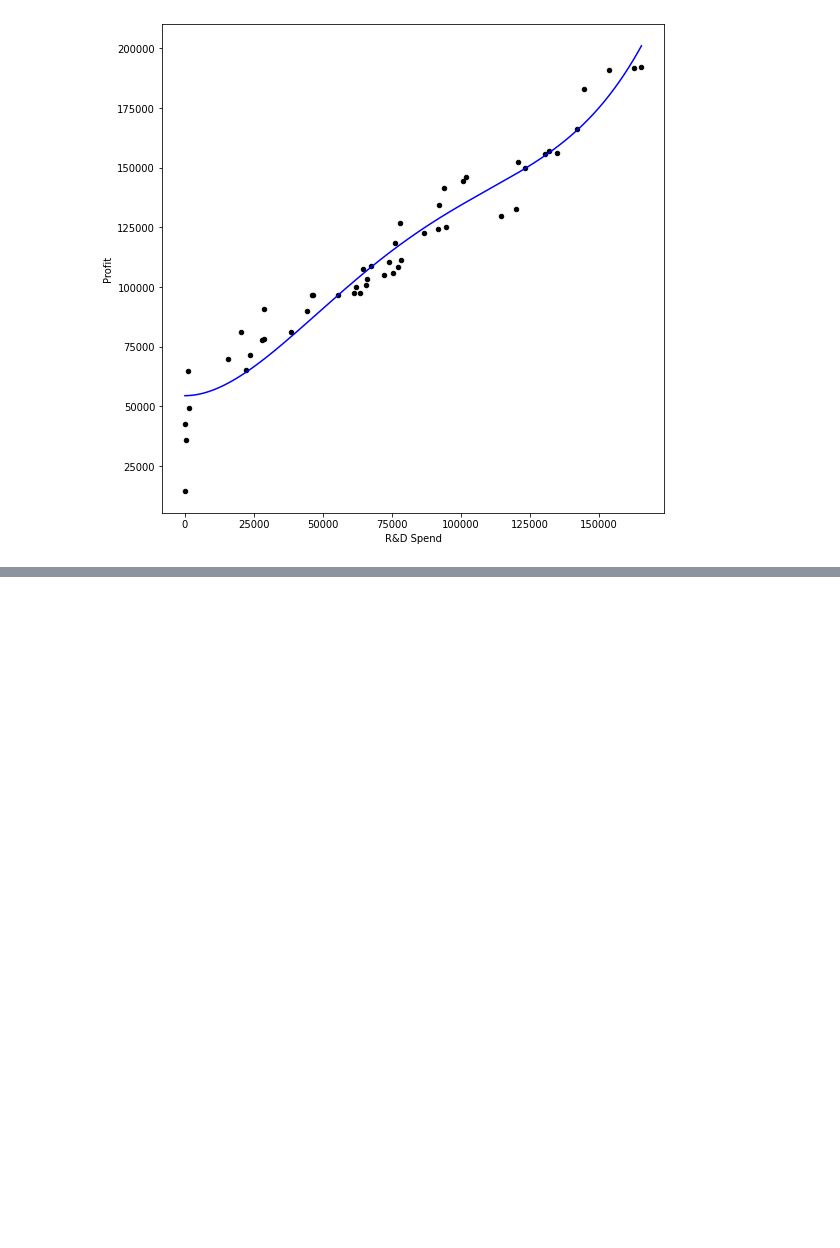
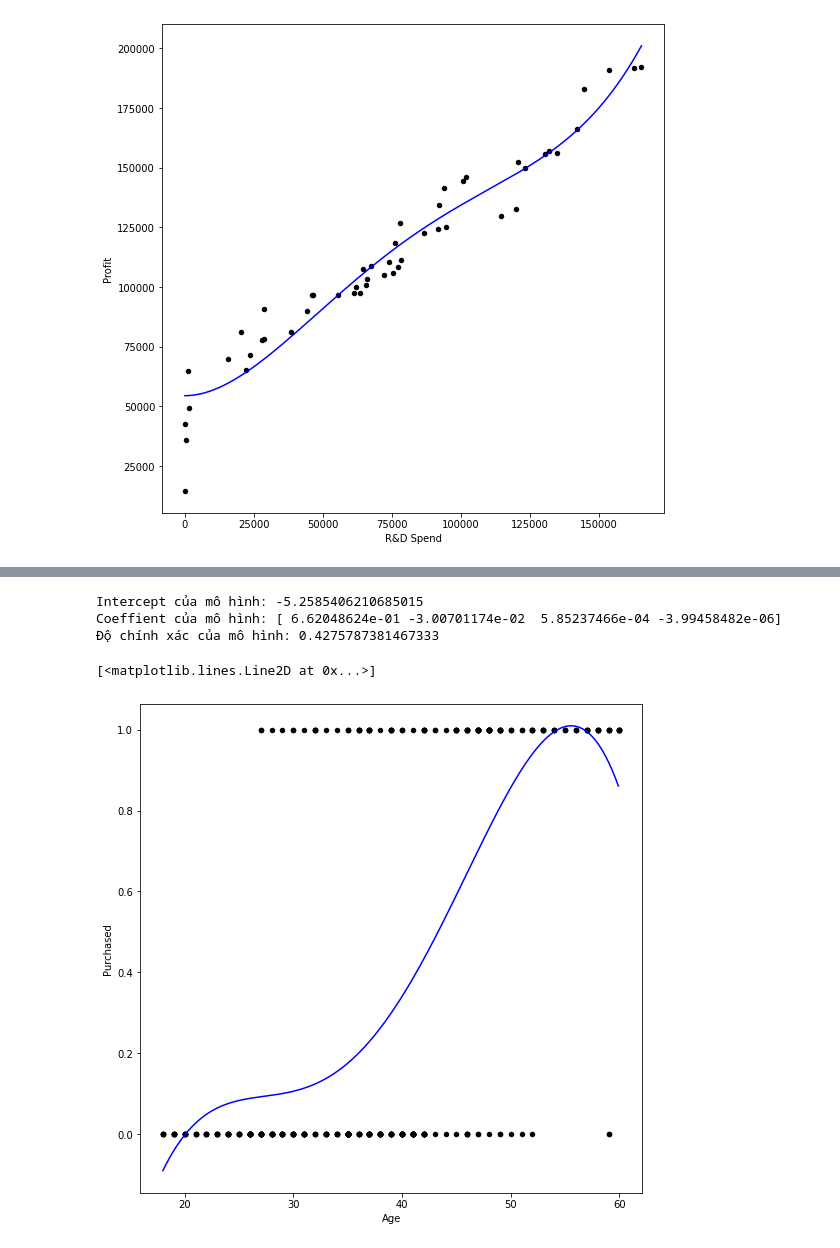
Before and after one commit to dngdat/AI, a Jupyter notebook: w7.ipynb, the cells around one changed output, grey strips where cells are left out. Drawn from its saved outputs; the diff is of its cells as text; code cells hidden in the pictures; blank space fills up the shorter version.

```diff
--- a/w7.ipynb
+++ b/w7.ipynb
@@ -358,0 +402,22 @@ plt.plot(range, y_prid, color = 'blue')
+# %%
+from sklearn import linear_model
+model = linear_model.LinearRegression()
+X = pd.DataFrame([data['Age'], data['Age']**2, data['Age']**3, data['Age']**4]).T
+model.fit(X, y=data['Purchased'])
+print('Intercept của mô hình:', model.intercept_)
+print('Coeffient của mô hình:', model.coef_)
+print('Độ chính xác của mô hình:', model.score(X, y = data['Purchased']))
+# %% [output]
+Intercept của mô hình: -5.2585406210685015
+Coeffient của mô hình: [ 6.62048624e-01 -3.00701174e-02  5.85237466e-04 -3.99458482e-06]
+Độ chính xác của mô hình: 0.4275787381467333
+# %%
+import numpy as np
+range = np.arange(data['Age'].min(), data['Age'].max(), 0.1)
+data.plot(kind = 'scatter', x = 'Age', y = 'Purchased', figsize = (9, 9), color = 'black')
+predictor = pd.DataFrame([range, range**2, range**3, range**4]).T
+y_prid = model.predict(X = predictor)
+plt.plot(range, y_prid, color = 'blue')
+# %% [output]
+[<matplotlib.lines.Line2D at 0x...>]
+[figure, added]
```
Also changed, not shown: parts of 15 cells of this notebook.
